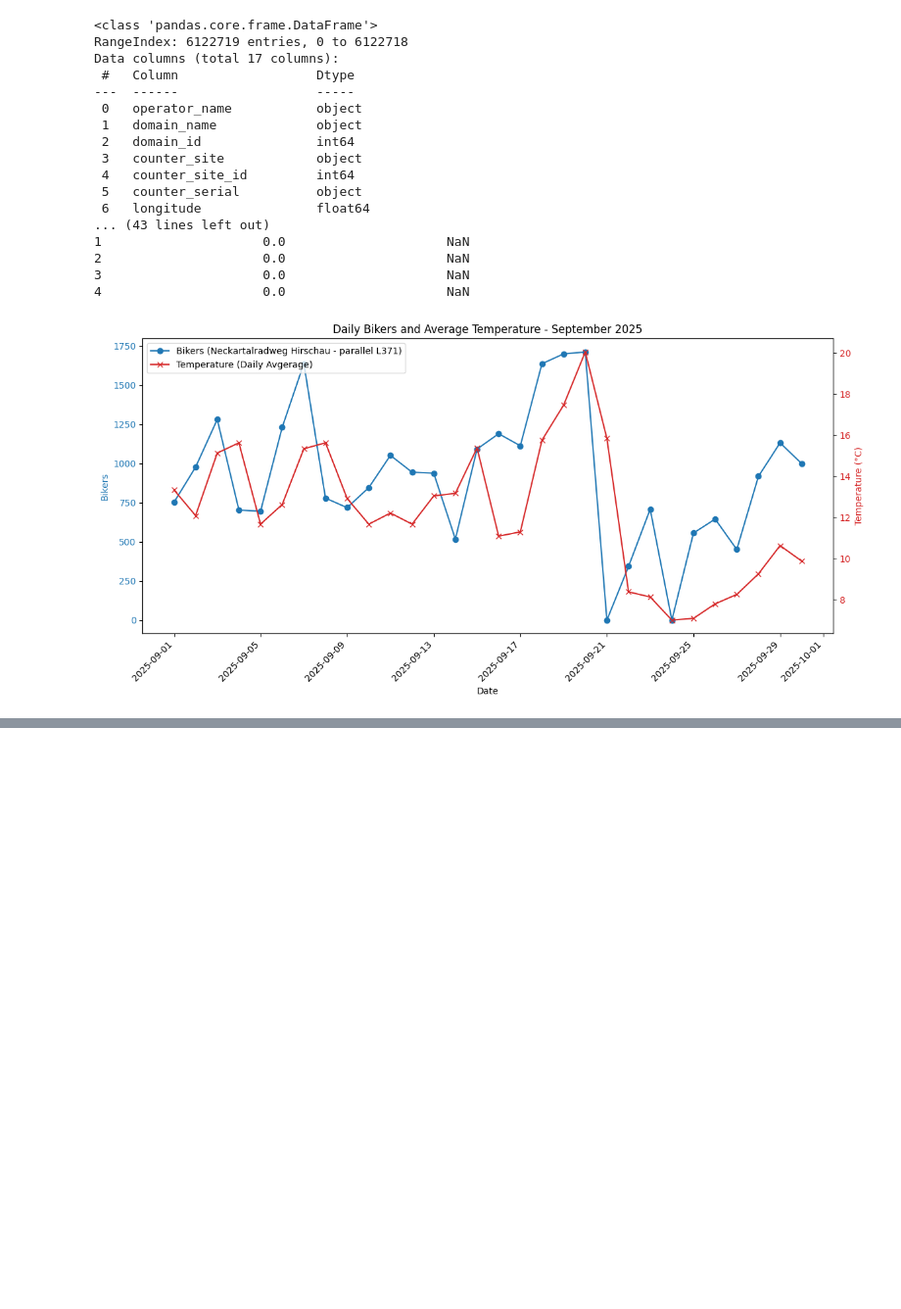
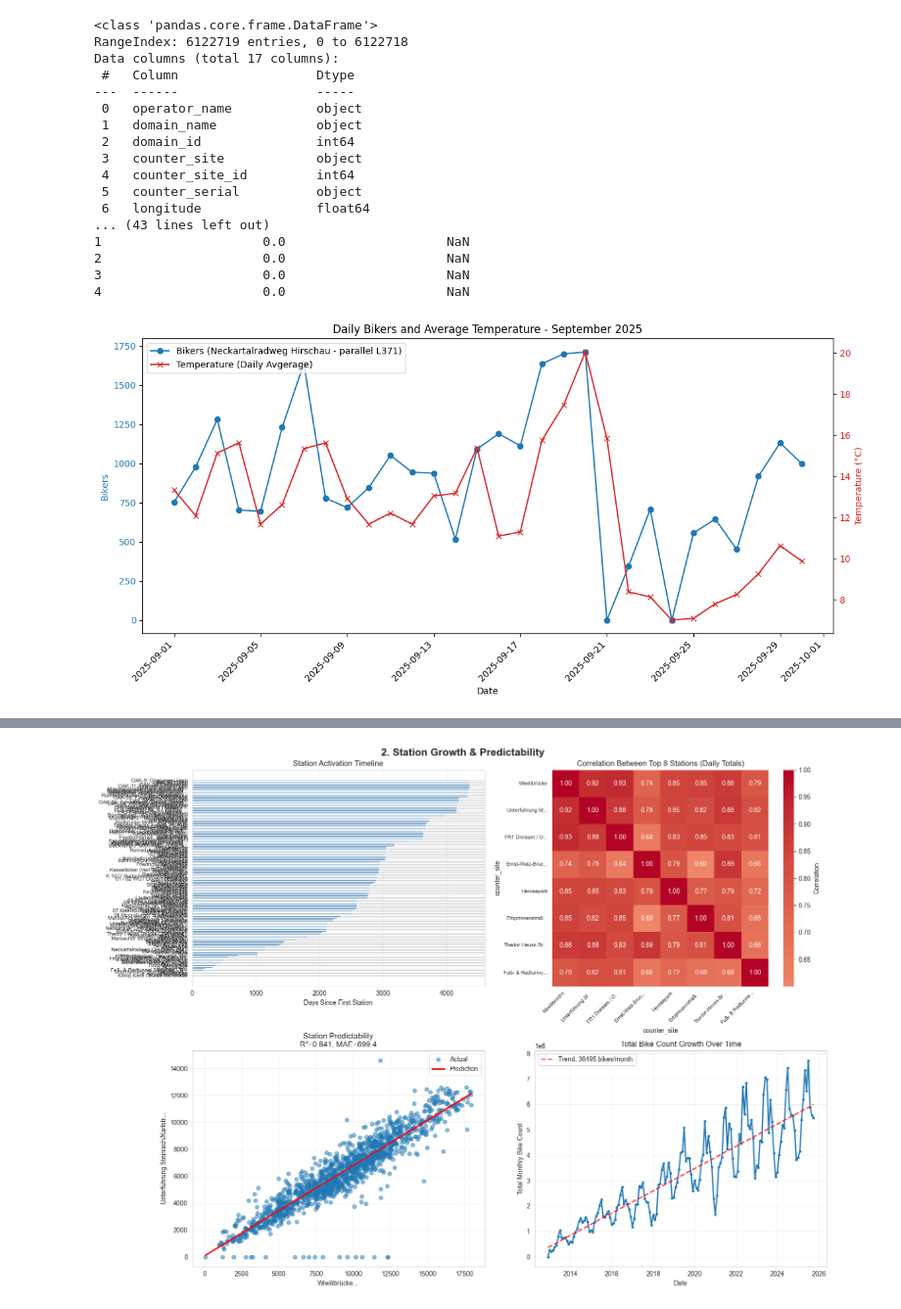
Before and after one commit to cleesee/fahrradzaehler, a Jupyter notebook: download.ipynb, the cells around one changed output, grey strips where cells are left out. Shown at 98% size. Saved outputs shown, nothing was run; the diff lists cells and outputs as text; code cells hidden in the pictures; blank space fills up the shorter version.

```diff
--- a/download.ipynb
+++ b/download.ipynb
@@ -227,0 +300,88 @@ plt.show()
+# %%
+################################################
+# 2. STATION GROWTH & PREDICTABILITY           #
+################################################
+
+fig, axes = plt.subplots(2, 2, figsize=(16, 12))
+fig.suptitle('2. Station Growth & Predictability', fontsize=16, fontweight='bold')
+
+# 2.1 Station activation timeline
+ax = axes[0, 0]
+station_first = df_loaded.groupby('counter_site')['iso_timestamp'].min().sort_values()
+ax.barh(range(len(station_first)),
+        (station_first - station_first.min()).dt.days,
+        color='steelblue')
+ax.set_yticks(range(len(station_first)))
+ax.set_yticklabels([s[:30] + '...' if len(s) > 30 else s for s in station_first.index], fontsize=8)
+ax.set_xlabel('Days Since First Station')
+ax.set_title('Station Activation Timeline')
+ax.grid(True, alpha=0.3, axis='x')
+
+# 2.2 Correlation matrix between stations (daily totals)
+ax = axes[0, 1]
+df_loaded['date'] = df_loaded['iso_timestamp'].dt.date
+daily_by_station = df_loaded.pivot_table(
+    values='channels_all',
+    index='date',
+    columns='counter_site',
+    aggfunc='sum'
+)
+# Select top 8 stations by total count
+top_8_stations = daily_by_station.sum().nlargest(8).index
+corr_matrix = daily_by_station[top_8_stations].corr()
+sns.heatmap(corr_matrix, annot=True, fmt='.2f', cmap='coolwarm', center=0,
+            ax=ax, square=True, cbar_kws={'label': 'Correlation'})
+ax.set_title('Correlation Between Top 8 Stations (Daily Totals)')
+ax.set_xticklabels([s[:15] + '...' if len(s) > 15 else s for s in top_8_stations], rotation=45, ha='right', fontsize=8)
+ax.set_yticklabels([s[:15] + '...' if len(s) > 15 else s for s in top_8_stations], rotation=0, fontsize=8)
+
+# 2.3 Predict one station from another (regression)
+ax = axes[1, 0]
+if len(top_8_stations) >= 2:
+    station_x = top_8_stations[0]
+    station_y = top_8_stations[1]
+
+    df_compare = daily_by_station[[station_x, station_y]].dropna()
+    X = df_compare[station_x].values.reshape(-1, 1)
+    y = df_compare[station_y].values
+
+    X_train, X_test, y_train, y_test = train_test_split(X, y, test_size=0.3, random_state=42)
+
+    model = LinearRegression()
+    model.fit(X_train, y_train)
+    y_pred = model.predict(X_test)
+
+    r2 = r2_score(y_test, y_pred)
+    mae = mean_absolute_error(y_test, y_pred)
+
+    ax.scatter(X_test, y_test, alpha=0.5, label='Actual')
+    ax.plot(X_test, y_pred, color='red', linewidth=2, label='Prediction')
+    ax.set_xlabel(f'{station_x[:30]}...')
+    ax.set_ylabel(f'{station_y[:30]}...')
+    ax.set_title(f'Station Predictability\nR²={r2:.3f}, MAE={mae:.1f}')
+    ax.legend()
+    ax.grid(True, alpha=0.3)
+
+# 2.4 Monthly growth trends
+ax = axes[1, 1]
+df_loaded['year_month'] = df_loaded['iso_timestamp'].dt.to_period('M')
+monthly_totals = df_loaded.groupby('year_month')['channels_all'].sum()
+monthly_totals.index = monthly_totals.index.to_timestamp()
+ax.plot(monthly_totals.index, monthly_totals.values, linewidth=2, marker='o', markersize=3)
+ax.set_xlabel('Date')
+ax.set_ylabel('Total Monthly Bike Count')
+ax.set_title('Total Bike Count Growth Over Time')
+ax.grid(True, alpha=0.3)
+
+# Add trend line
+z = np.polyfit(range(len(monthly_totals)), monthly_totals.values, 1)
+p = np.poly1d(z)
+ax.plot(monthly_totals.index, p(range(len(monthly_totals))),
+        "r--", alpha=0.8, linewidth=2, label=f'Trend: {z[0]:.0f} bikes/month')
+ax.legend()
+
+plt.tight_layout()
+plt.savefig('analysis_2_station_growth.png', dpi=300, bbox_inches='tight')
+plt.show()
+# %% [output]
+[figure, added]
```
Also changed, not shown: parts of 7 cells of this notebook.
